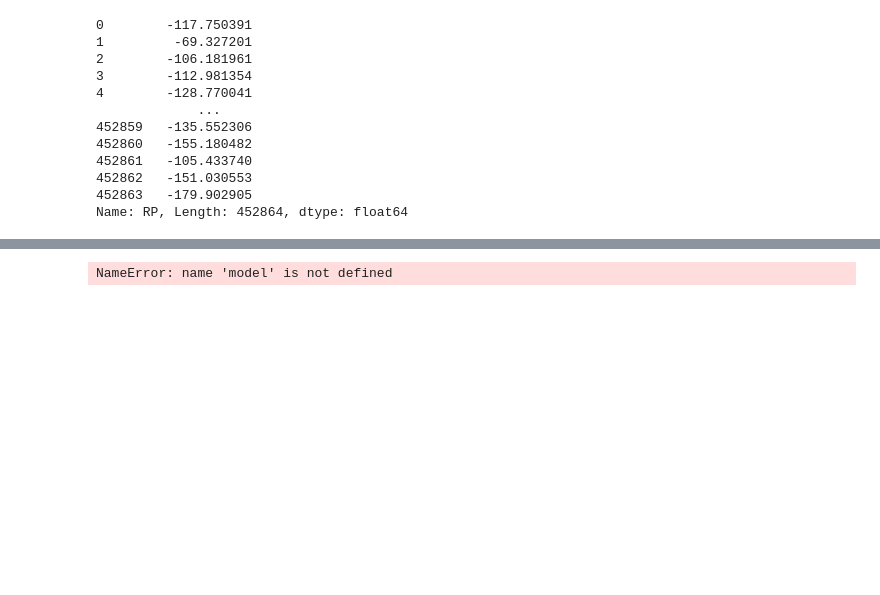
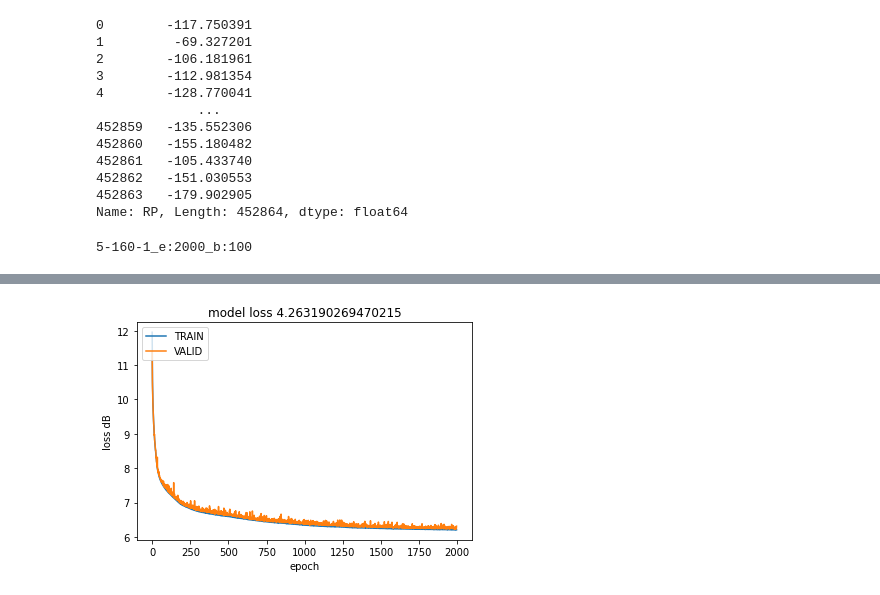
Before and after one commit to MINJUN23/graduate_paper, a Jupyter notebook: MLP/MLP.ipynb, the cells around one changed output, grey strips where cells are left out. Cells and saved outputs as stored; diff of their text form; code cells hidden in the pictures; blank space fills up the shorter version.

```diff
--- a/MLP/MLP.ipynb
+++ b/MLP/MLP.ipynb
@@ -54,9 +54,21 @@ model = keras.models.Sequential([
 ])
 
 model.compile(loss="mean_squared_error", optimizer='adam')
+
+epochs=2000
+batch=100
+
+
+model_name = f"{model.layers[0].input_shape[1]}"
+for layer in model.layers:
+    model_name+=f"-{layer.output_shape[1]}"
+model_name += f"_e:{epochs}_b:{batch}"
+print(model_name)
+# %% [output]
+5-160-1_e:2000_b:100
 # %%
-history = model.fit(TRAINING_DATA, TRAINING_VAL, epochs=2000, batch_size=100, validation_data=(VALIDATION_DATA, VALIDATION_VAL))
-model.save("MODELS/5-160-1_2000.h5")
+history = model.fit(TRAINING_DATA, TRAINING_VAL, epochs=epochs, batch_size=batch, validation_data=(VALIDATION_DATA, VALIDATION_VAL))
+model.save(f"MODELS/{model_name}.h5")
 
 from math import log10
 
@@ -67,7 +79,7 @@ plt.title(f'model loss {scores}')
 plt.ylabel('loss dB')
 plt.xlabel('epoch')
 plt.legend(['TRAIN', 'VALID'], loc='upper left')
-plt.savefig("TRAINING_PROCESS/5-160-1.png")
+plt.savefig(f"TRAINING_PROCESS/{model_name}.png")
 plt.show()
 # %% [output]
 Epoch 1/2000
@@ -89,0 +102 @@ Epoch 1322/2000
+[figure, added]
@@ -92,16 +103,3 @@ model.save("5-320-1_2000.h5")
-# %%
-from math import log10
-scores = model.evaluate(TEST_DATA, TEST_VAL, batch_size=20)
-plt.plot([10*log10(loss) for loss in history.history['loss'][4:]])
-plt.plot([10*log10(loss) for loss in history.history['val_loss'][4:]])
-plt.title(f'model loss {scores}')
-plt.ylabel('loss dB')
-plt.xlabel('epoch')
-plt.legend(['TRAIN', 'VALID'], loc='upper left')
-plt.savefig("5-320-1.png")
-plt.show()
-# %% [output]
-NameError: name 'model' is not defined
 # %%
 TEST_DATA = TEST_DATA.iloc[:30,:]
 PREDICTIONS = pd.DataFrame(model.predict(TEST_DATA))
```
Also changed, not shown: parts of 2 cells of this notebook, 16 other files.
